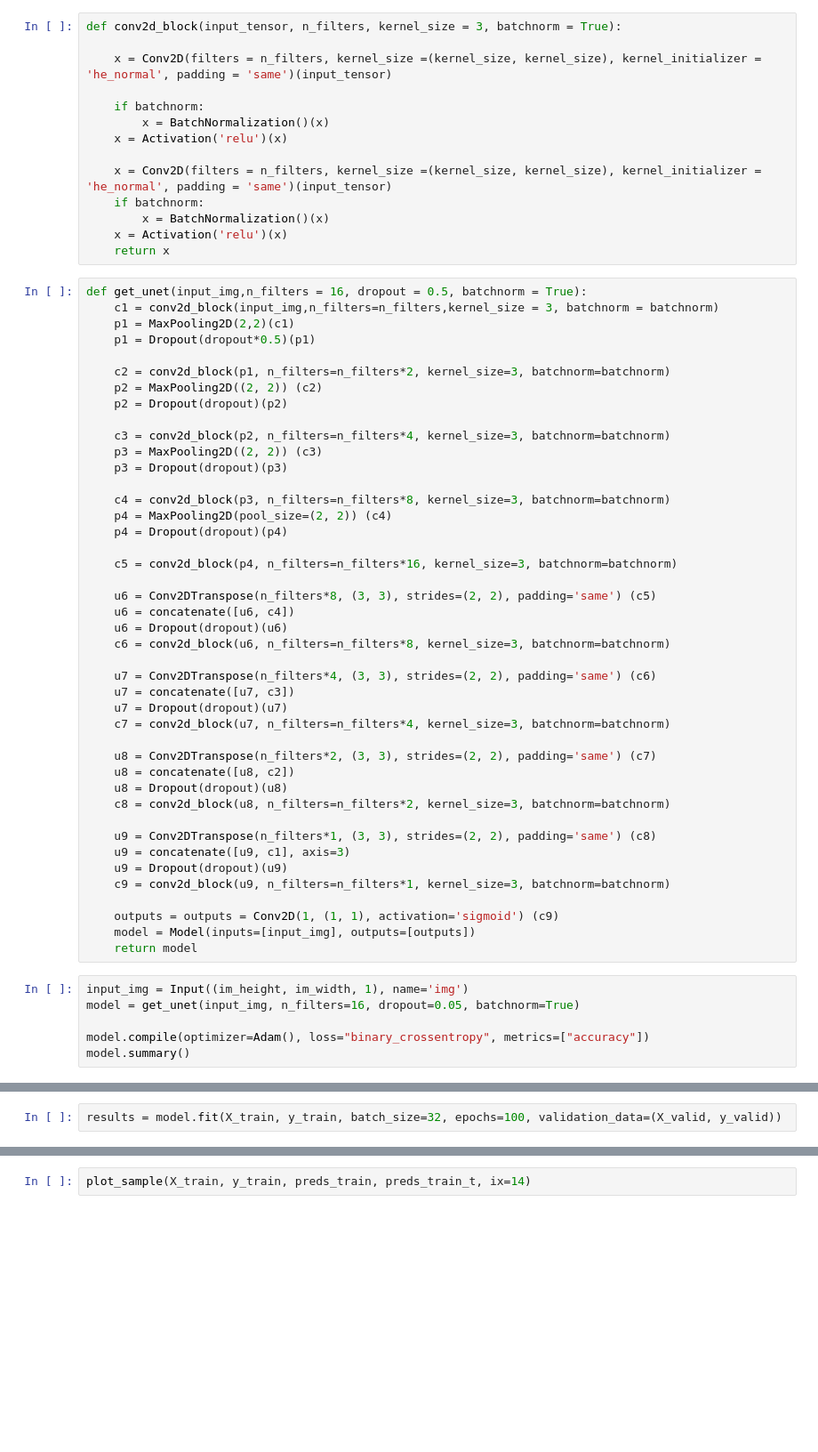
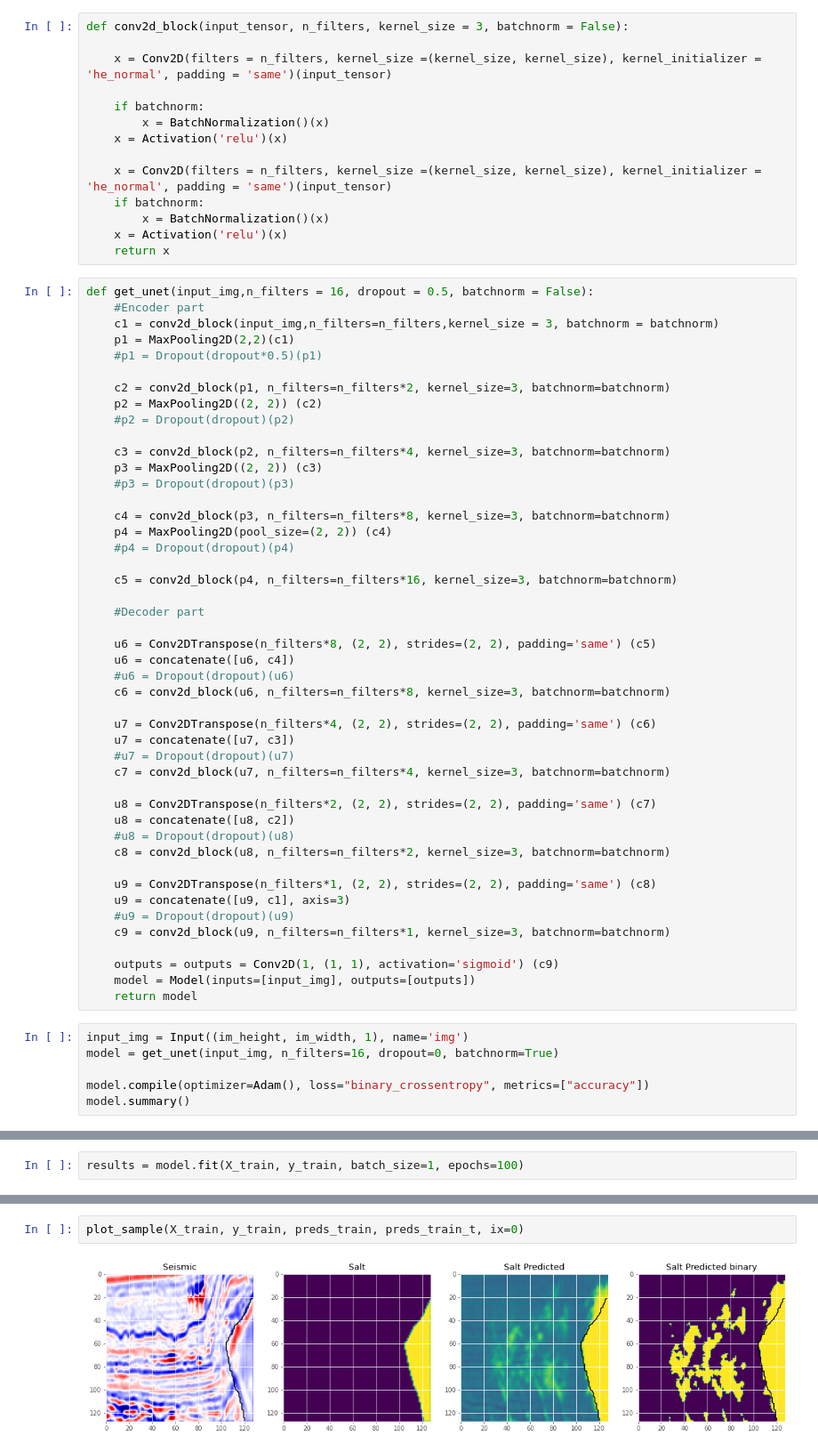
Before and after one commit to labis7/UNET-Using-Numpy, a Jupyter notebook: Image Segmentation with uNet(Keras).ipynb, the cells around one changed output, grey strips where cells are left out. Shown: that part at 89% size. Cells and saved outputs as stored; diff of their text form; blank space fills up the shorter version.

```diff
--- a/Image Segmentation with uNet(Keras).ipynb
+++ b/Image Segmentation with uNet(Keras).ipynb
@@ -91,5 +116,5 @@ ax[1].set_title('Salt')
 # %%
-def conv2d_block(input_tensor, n_filters, kernel_size = 3, batchnorm = True):
+def conv2d_block(input_tensor, n_filters, kernel_size = 3, batchnorm = False):
 
     x = Conv2D(filters = n_filters, kernel_size =(kernel_size, kernel_size), kernel_initializer = 'he_normal', padding = 'same')(input_tensor)
 
@@ -103,43 +128,46 @@ def conv2d_block(input_tensor, n_filters, kernel_size = 3, batchnorm = True):
     x = Activation('relu')(x)
     return x
 # %%
-def get_unet(input_img,n_filters = 16, dropout = 0.5, batchnorm = True):
+def get_unet(input_img,n_filters = 16, dropout = 0.5, batchnorm = False):
+    #Encoder part
     c1 = conv2d_block(input_img,n_filters=n_filters,kernel_size = 3, batchnorm = batchnorm)
     p1 = MaxPooling2D(2,2)(c1)
-    p1 = Dropout(dropout*0.5)(p1)
+    #p1 = Dropout(dropout*0.5)(p1)
 
     c2 = conv2d_block(p1, n_filters=n_filters*2, kernel_size=3, batchnorm=batchnorm)
     p2 = MaxPooling2D((2, 2)) (c2)
-    p2 = Dropout(dropout)(p2)
+    #p2 = Dropout(dropout)(p2)
 
     c3 = conv2d_block(p2, n_filters=n_filters*4, kernel_size=3, batchnorm=batchnorm)
     p3 = MaxPooling2D((2, 2)) (c3)
-    p3 = Dropout(dropout)(p3)
+    #p3 = Dropout(dropout)(p3)
 
     c4 = conv2d_block(p3, n_filters=n_filters*8, kernel_size=3, batchnorm=batchnorm)
     p4 = MaxPooling2D(pool_size=(2, 2)) (c4)
-    p4 = Dropout(dropout)(p4)
+    #p4 = Dropout(dropout)(p4)
 
     c5 = conv2d_block(p4, n_filters=n_filters*16, kernel_size=3, batchnorm=batchnorm)
 
-    u6 = Conv2DTranspose(n_filters*8, (3, 3), strides=(2, 2), padding='same') (c5)
+    #Decoder part
+
+    u6 = Conv2DTranspose(n_filters*8, (2, 2), strides=(2, 2), padding='same') (c5)
     u6 = concatenate([u6, c4])
-    u6 = Dropout(dropout)(u6)
+    #u6 = Dropout(dropout)(u6)
     c6 = conv2d_block(u6, n_filters=n_filters*8, kernel_size=3, batchnorm=batchnorm)
 
-    u7 = Conv2DTranspose(n_filters*4, (3, 3), strides=(2, 2), padding='same') (c6)
+    u7 = Conv2DTranspose(n_filters*4, (2, 2), strides=(2, 2), padding='same') (c6)
     u7 = concatenate([u7, c3])
-    u7 = Dropout(dropout)(u7)
+    #u7 = Dropout(dropout)(u7)
     c7 = conv2d_block(u7, n_filters=n_filters*4, kernel_size=3, batchnorm=batchnorm)
 
-    u8 = Conv2DTranspose(n_filters*2, (3, 3), strides=(2, 2), padding='same') (c7)
+    u8 = Conv2DTranspose(n_filters*2, (2, 2), strides=(2, 2), padding='same') (c7)
     u8 = concatenate([u8, c2])
-    u8 = Dropout(dropout)(u8)
+    #u8 = Dropout(dropout)(u8)
     c8 = conv2d_block(u8, n_filters=n_filters*2, kernel_size=3, batchnorm=batchnorm)
 
-    u9 = Conv2DTranspose(n_filters*1, (3, 3), strides=(2, 2), padding='same') (c8)
+    u9 = Conv2DTranspose(n_filters*1, (2, 2), strides=(2, 2), padding='same') (c8)
     u9 = concatenate([u9, c1], axis=3)
-    u9 = Dropout(dropout)(u9)
+    #u9 = Dropout(dropout)(u9)
     c9 = conv2d_block(u9, n_filters=n_filters*1, kernel_size=3, batchnorm=batchnorm)
 
     outputs = outputs = Conv2D(1, (1, 1), activation='sigmoid') (c9)
@@ -147,7 +175,7 @@ def get_unet(input_img,n_filters = 16, dropout = 0.5, batchnorm = True):
     return model
 # %%
 input_img = Input((im_height, im_width, 1), name='img')
-model = get_unet(input_img, n_filters=16, dropout=0.05, batchnorm=True)
+model = get_unet(input_img, n_filters=16, dropout=0, batchnorm=True)
 
 model.compile(optimizer=Adam(), loss="binary_crossentropy", metrics=["accuracy"])
 model.summary()
@@ -154,2 +200,2 @@ model.summary()
 # %%
-results = model.fit(X_train, y_train, batch_size=32, epochs=100, validation_data=(X_valid, y_valid))
+results = model.fit(X_train, y_train, batch_size=1, epochs=100)
@@ -198,5 +271,7 @@ def plot_sample(X, y, preds, binary_preds, ix=None):
         ax[3].contour(y[ix].squeeze(), colors='k', levels=[0.5])
     ax[3].set_title('Salt Predicted binary')
 # %%
-plot_sample(X_train, y_train, preds_train, preds_train_t, ix=14)
+plot_sample(X_train, y_train, preds_train, preds_train_t, ix=0)
+# %% [output]
+[figure, added]
 # %%
```
Also changed, not shown: parts of 12 cells of this notebook, 2 other files.
